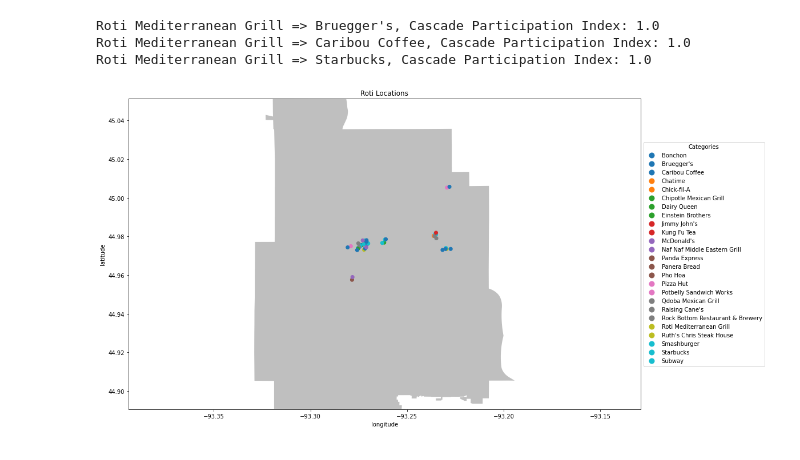
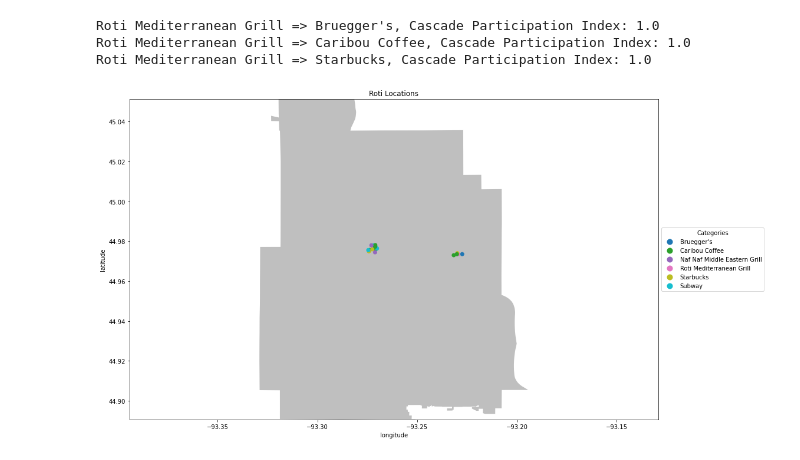
Before and after one commit to andrew-lafortune/ColocationMiner, a Jupyter notebook: notebook_examples/emerging_colocation/mpls_visit.ipynb, the cells around one changed output. Saved outputs shown, nothing was run; the diff lists cells and outputs as text; code cells hidden in the pictures.

```diff
--- a/notebook_examples/emerging_colocation/mpls_visit.ipynb
+++ b/notebook_examples/emerging_colocation/mpls_visit.ipynb
@@ -112,6 +112,6 @@ Roti Mediterranean Grill => Bruegger's, Cascade Participation Index: 1.0
 Roti Mediterranean Grill => Caribou Coffee, Cascade Participation Index: 1.0
 Roti Mediterranean Grill => Starbucks, Cascade Participation Index: 1.0
 # %%
-last_plot = utils.plot_emergent(gpd.GeoDataFrame(data, geometry='pos'), final, 'brands', 'placekey', 'Roti Locations', 'PolyMN/Polygon_MN.shp')
+last_plot = utils.plot_emergent(gpd.GeoDataFrame(data, geometry='pos'), final[final['new_cat']=='Roti Mediterranean Grill'], 'brands', 'placekey', 'Roti Locations', 'PolyMN/Polygon_MN.shp')
 # %% [output]
-[figure, old version]
+[figure, new version]
```
Also changed, not shown: parts of 1 cell of this notebook, 38 other files.
